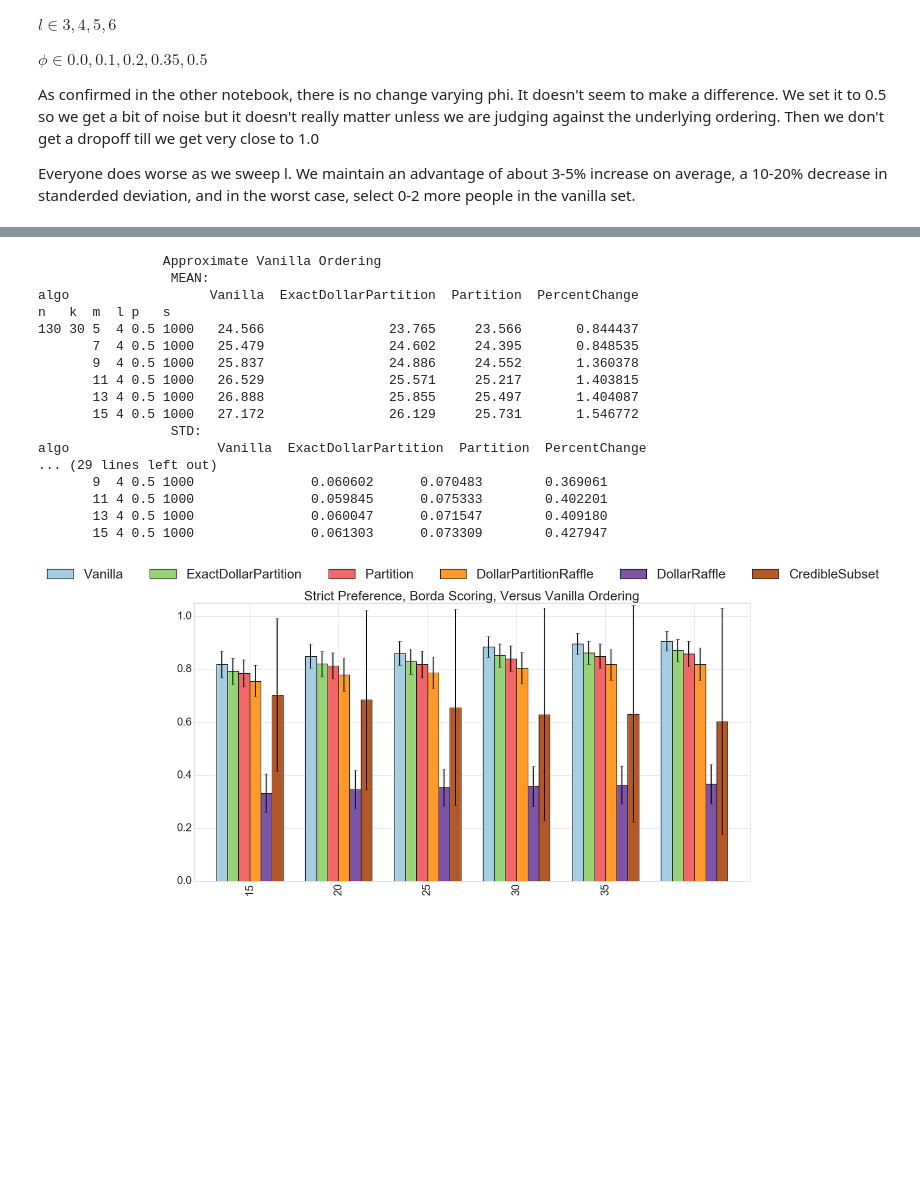
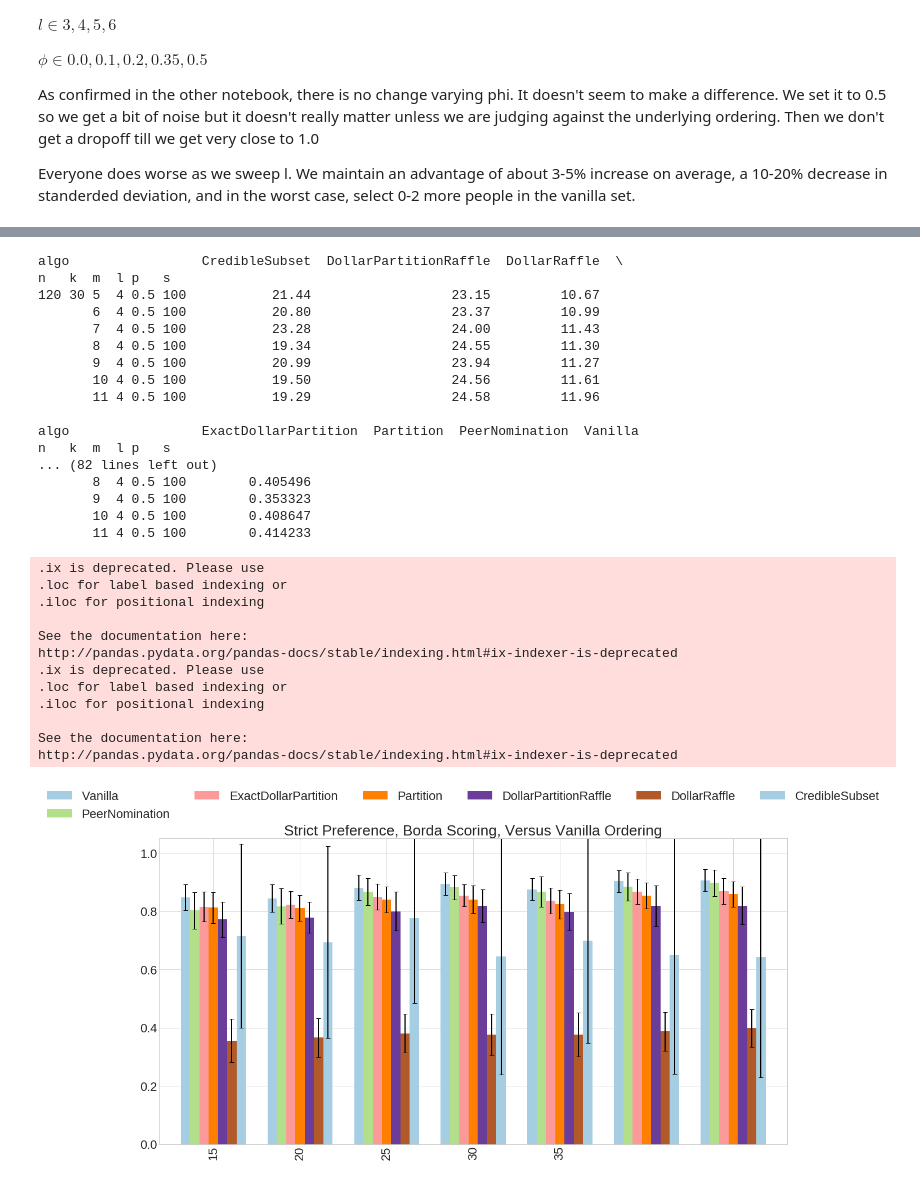
Before and after one commit to szhydkov/PeerNomination, a Jupyter notebook: peerselect/notebooks/exact_dollar/PNAS_data_analysis.ipynb, the cells around one changed output, grey strips where cells are left out. Drawn from its saved outputs; the diff is of its cells as text; code cells hidden in the pictures; blank space fills up the shorter version.

Commit message:
final results and figures

```diff
--- a/peerselect/notebooks/exact_dollar/PNAS_data_analysis.ipynb
+++ b/peerselect/notebooks/exact_dollar/PNAS_data_analysis.ipynb
@@ -48,11 +51,11 @@ matplotlib.rc('font', **font)
 import pickle
 
 ## Open an older file
-with open("/Users/Nick/repo/adtvisitors.git-forge/omer/prize/src/peerselect/notebooks/exact_dollar/pickled_runs/s1000PNAS_LongPickle_versus_vanilla.pickle", 'rb') as input_file:
+with open("../db/final_v2.pkl", 'rb') as input_file:
      results = pickle.load(input_file)
 
 ## Open an older file
-with open("/Users/Nick/repo/adtvisitors.git-forge/omer/prize/src/peerselect/notebooks/exact_dollar/pickled_runs/s1000PNAS_LongPickle_versus_base.pickle", 'rb') as input_file:
+with open("../db/final2.pkl", 'rb') as input_file:
      base_results = pickle.load(input_file)
 
 # Print the keys.
@@ -89,8 +92,8 @@ def make_output(df, test, labels):
     print(errors)
 
     print("\t\tApproximate Vanilla Ordering")
-    means = means[['Vanilla','ExactDollarPartition', 'Partition', 'DollarPartitionRaffle', 'DollarRaffle', 'CredibleSubset']]
-    errors = errors[['Vanilla','ExactDollarPartition', 'Partition', 'DollarPartitionRaffle', 'DollarRaffle', 'CredibleSubset']]
+    means = means[['Vanilla', "PeerNomination", 'ExactDollarPartition', 'Partition', 'DollarPartitionRaffle', 'DollarRaffle', 'CredibleSubset']]
+    errors = errors[['Vanilla',"PeerNomination" ,'ExactDollarPartition', 'Partition', 'DollarPartitionRaffle', 'DollarRaffle', 'CredibleSubset']]
 
     means['PercentChange'] = (means.ExactDollarPartition - means.Partition) / means.Partition * 100.
     errors['PercentChange'] = (errors.ExactDollarPartition - errors.Partition) / errors.Partition * 100.
@@ -129,29 +132,41 @@ gt_df.columns.names = ['n', 'k', 'm', 'l', 'p', 's', 'algo']
 # %%
 #  Vary the number of Selected
 #  ['n', 'k', 'm', 'l', 'p', 's', 'algo']
 # make_output(v_df, (130, 30, slice(None), 4, 0.5, 1000), v_df.columns.levels[2])
 # make_output(v_df, (130, 30, slice(None), 4, 0.5, 1000), v_df.columns.levels[2])
 
-make_output(gt_df, (130, 30, slice(None), 4, 0.5, 1000), v_df.columns.levels[1])
+make_output(gt_df, (120, 30, slice(None), 4, 0.5, 100), gt_df.columns.levels[1])
 # %% [output]
-                Approximate Vanilla Ordering
-                 MEAN:
-algo                  Vanilla  ExactDollarPartition  Partition  PercentChange
+algo                 CredibleSubset  DollarPartitionRaffle  DollarRaffle  \
 n   k  m  l p   s
-130 30 5  4 0.5 1000   24.566                23.765     23.566       0.844437
-       7  4 0.5 1000   25.479                24.602     24.395       0.848535
-       9  4 0.5 1000   25.837                24.886     24.552       1.360378
-       11 4 0.5 1000   26.529                25.571     25.217       1.403815
-       13 4 0.5 1000   26.888                25.855     25.497       1.404087
-       15 4 0.5 1000   27.172                26.129     25.731       1.546772
-                 STD:
-algo                   Vanilla  ExactDollarPartition  Partition  PercentChange
-... (29 lines left out)
-       9  4 0.5 1000               0.060602      0.070483        0.369061
-       11 4 0.5 1000               0.059845      0.075333        0.402201
-       13 4 0.5 1000               0.060047      0.071547        0.409180
-       15 4 0.5 1000               0.061303      0.073309        0.427947
+120 30 5  4 0.5 100           21.44                  23.15         10.67
+       6  4 0.5 100           20.80                  23.37         10.99
+       7  4 0.5 100           23.28                  24.00         11.43
+       8  4 0.5 100           19.34                  24.55         11.30
+       9  4 0.5 100           20.99                  23.94         11.27
+       10 4 0.5 100           19.50                  24.56         11.61
+       11 4 0.5 100           19.29                  24.58         11.96
+
+algo                 ExactDollarPartition  Partition  PeerNomination  Vanilla
+n   k  m  l p   s
+... (82 lines left out)
+       8  4 0.5 100        0.405496
+       9  4 0.5 100        0.353323
+       10 4 0.5 100        0.408647
+       11 4 0.5 100        0.414233
+.ix is deprecated. Please use
+.loc for label based indexing or
+.iloc for positional indexing
+
+See the documentation here:
+http://pandas.pydata.org/pandas-docs/stable/indexing.html#ix-indexer-is-deprecated
+.ix is deprecated. Please use
+.loc for label based indexing or
+.iloc for positional indexing
+
+See the documentation here:
+http://pandas.pydata.org/pandas-docs/stable/indexing.html#ix-indexer-is-deprecated
-[figure, old version]
+[figure, new version]
 # %%
 ### Publication Graphic... 2x2
 #
```
Also changed, not shown: parts of 3 cells of this notebook, 8 other files.
